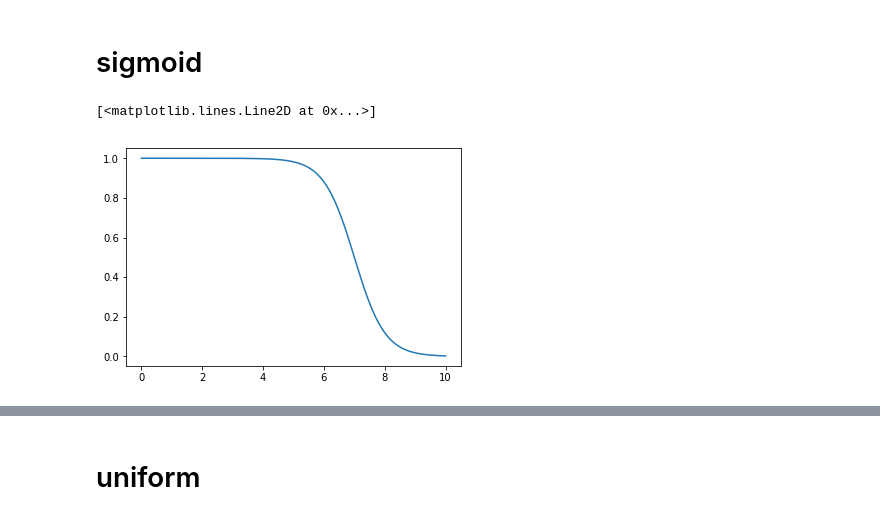
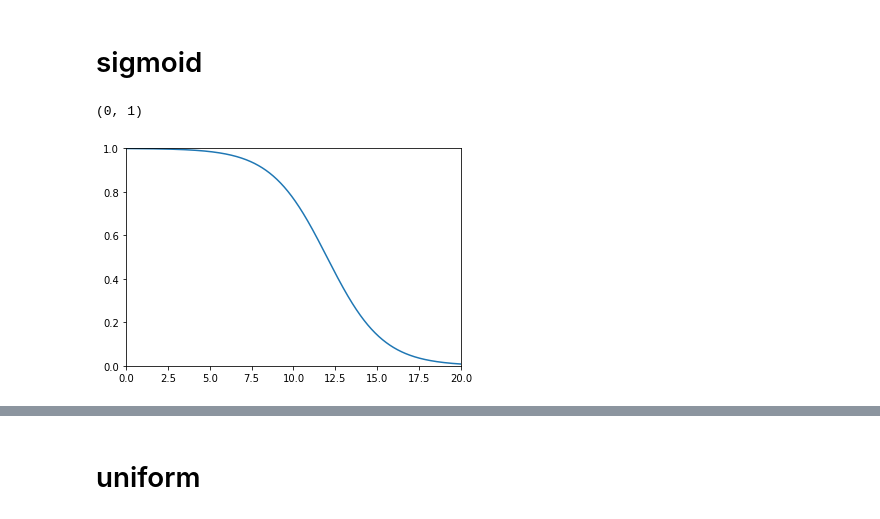
Before and after one commit to bokae/taxi, a Jupyter notebook: notebooks/distributions.ipynb, the cells around one changed output, grey strips where cells are left out. Saved outputs shown, nothing was run; the diff lists cells and outputs as text; code cells hidden in the pictures.

```diff
--- a/notebooks/distributions.ipynb
+++ b/notebooks/distributions.ipynb
@@ -11,7 +11,12 @@ x0=7
 # %%
-x = np.linspace(0,10,1000)
+c=-0.6
+x0=12
+
+x = np.linspace(0,20,1000)
 y = 1/(1+np.exp(-c*(x-x0)))
 plt.plot(x,y)
+plt.xlim(0,20)
+plt.ylim(0,1)
 # %% [output]
-[<matplotlib.lines.Line2D at 0x...>]
+(0, 1)
-[figure, old version]
+[figure, new version]
```
Also changed, not shown: parts of 32 cells of this notebook, 2 other files.
